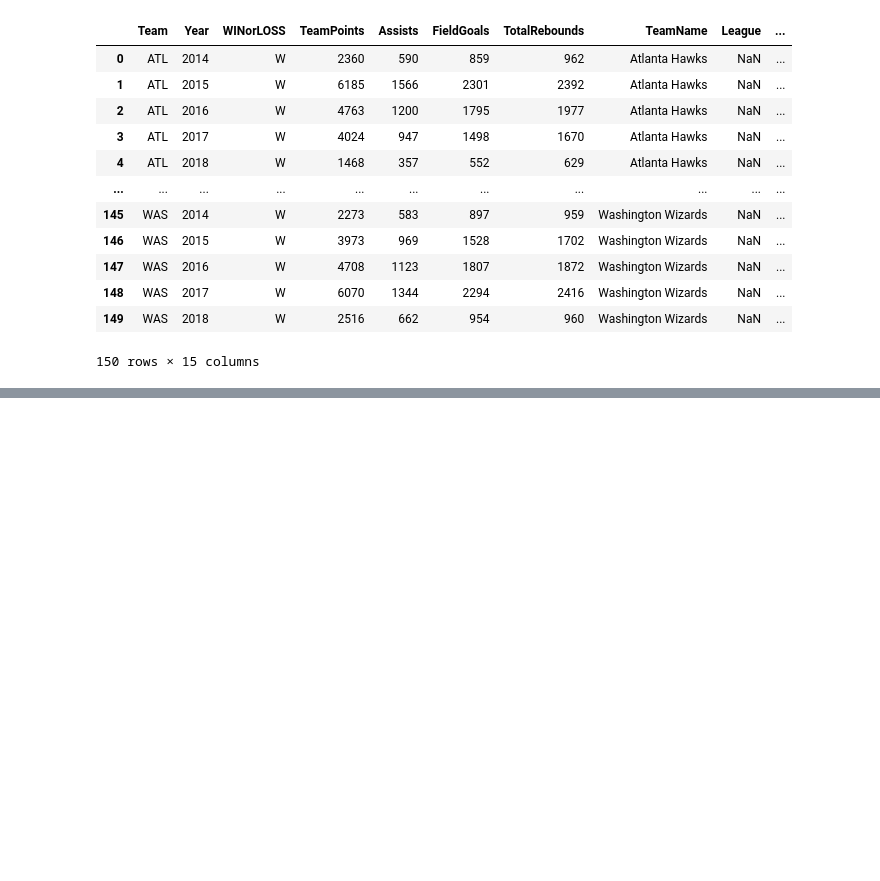
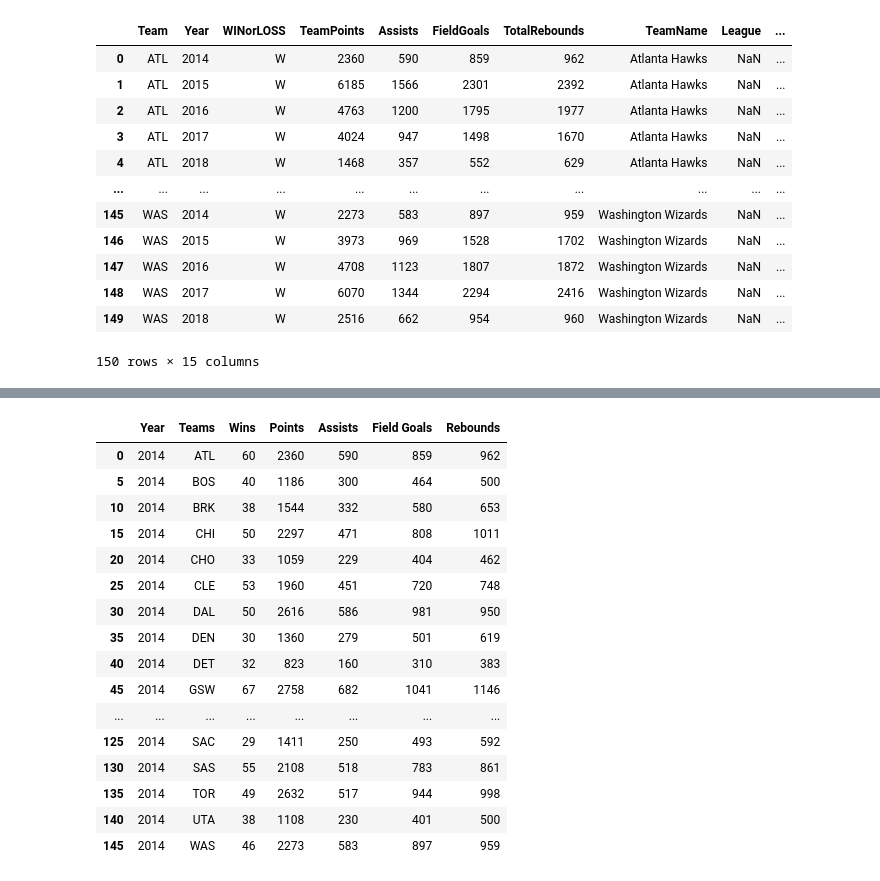
Before and after one commit to lovenalee/Ballers-Project1-Do-You-Really-Know-The-NBA-, a Jupyter notebook: team_traditional_stats.ipynb, the cells around one changed output, grey strips where cells are left out. Cells and saved outputs as stored; diff of their text form; code cells hidden in the pictures; blank space fills up the shorter version.

```diff
--- a/team_traditional_stats.ipynb
+++ b/team_traditional_stats.ipynb
@@ -68,2 +71,23 @@ yr2014_clean = yr2014_df.rename(columns={'Year': 'Year',
+# %%
+yr2014_df = merged_clean.loc[merged_df['Year'] == 2014,:]
+yr2014_df
+# %% [output]
+|  | Year | Teams | Wins | Points | Assists | Field Goals | Rebounds |
+| 0 | 2014 | ATL | 60 | 2360 | 590 | 859 | 962 |
+| 5 | 2014 | BOS | 40 | 1186 | 300 | 464 | 500 |
+| 10 | 2014 | BRK | 38 | 1544 | 332 | 580 | 653 |
+| 15 | 2014 | CHI | 50 | 2297 | 471 | 808 | 1011 |
+| 20 | 2014 | CHO | 33 | 1059 | 229 | 404 | 462 |
+| 25 | 2014 | CLE | 53 | 1960 | 451 | 720 | 748 |
+| 30 | 2014 | DAL | 50 | 2616 | 586 | 981 | 950 |
+| 35 | 2014 | DEN | 30 | 1360 | 279 | 501 | 619 |
+| 40 | 2014 | DET | 32 | 823 | 160 | 310 | 383 |
+| 45 | 2014 | GSW | 67 | 2758 | 682 | 1041 | 1146 |
+| ... | ... | ... | ... | ... | ... | ... | ... |
+| 125 | 2014 | SAC | 29 | 1411 | 250 | 493 | 592 |
+| 130 | 2014 | SAS | 55 | 2108 | 518 | 783 | 861 |
+| 135 | 2014 | TOR | 49 | 2632 | 517 | 944 | 998 |
+| 140 | 2014 | UTA | 38 | 1108 | 230 | 401 | 500 |
+| 145 | 2014 | WAS | 46 | 2273 | 583 | 897 | 959 |
 # %%
 # Calculate the correlation coefficient and linear regression model
```
Also changed, not shown: parts of 4 cells of this notebook.
